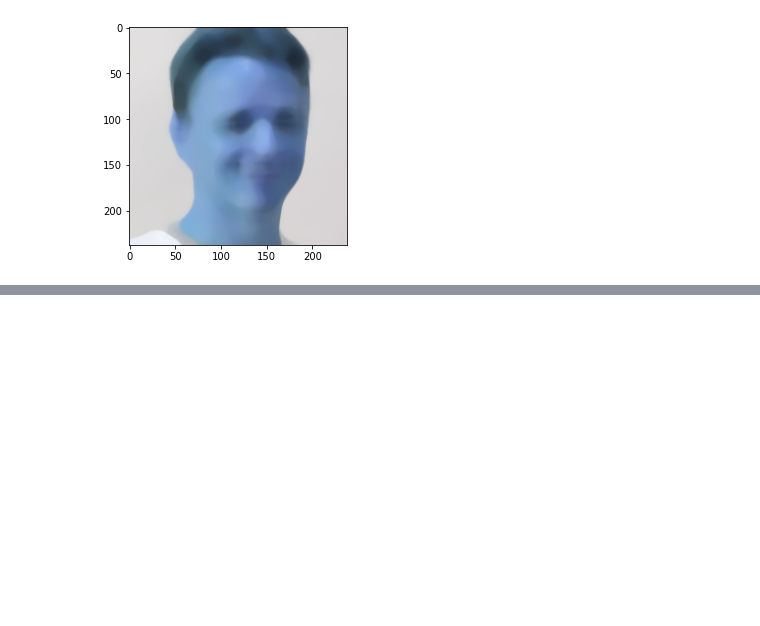
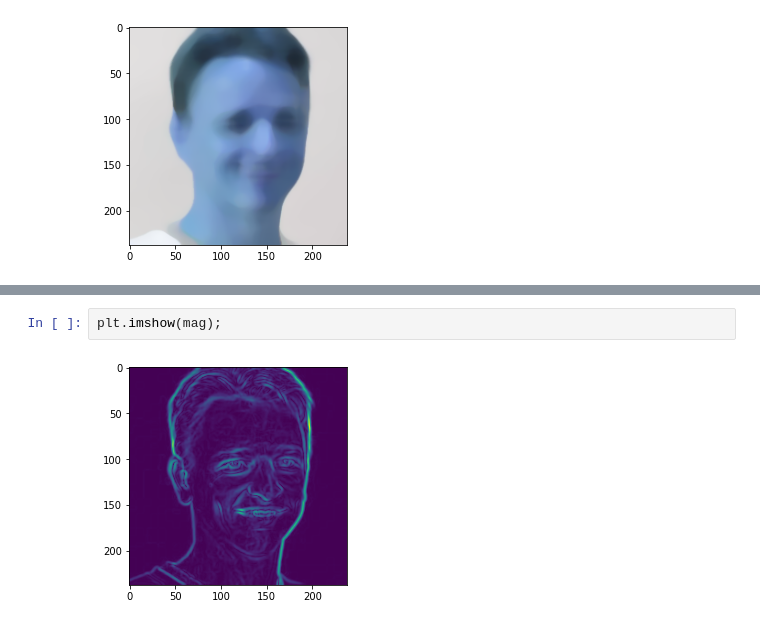
Before and after one commit to damiansp/cpu_vis, a Jupyter notebook: mastering_with_tf/s1_intro_cpuvis_and_nns/01_edge_detect_with_hashing_filtering.py.ipynb, the cells around one changed output, grey strips where cells are left out. Saved outputs shown, nothing was run; the diff lists cells and outputs as text; blank space fills up the shorter version.

```diff
--- a/mastering_with_tf/s1_intro_cpuvis_and_nns/01_edge_detect_with_hashing_filtering.py.ipynb
+++ b/mastering_with_tf/s1_intro_cpuvis_and_nns/01_edge_detect_with_hashing_filtering.py.ipynb
@@ -88,0 +104,4 @@ plt.imshow(cv2.medianBlur(img, 19));
+# %%
+plt.imshow(mag);
+# %% [output]
+[figure, added]
```
Also changed, not shown: parts of 8 cells of this notebook.
